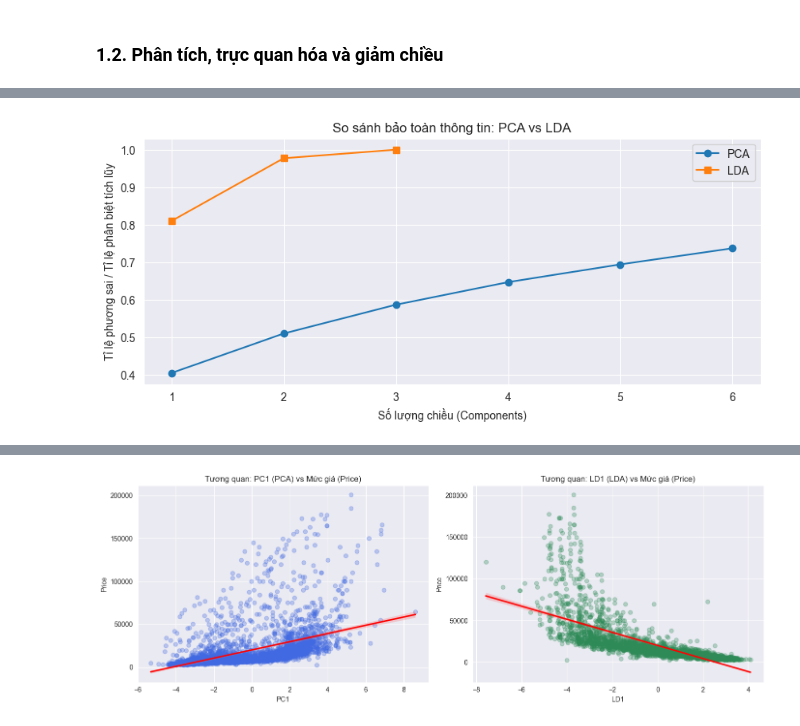
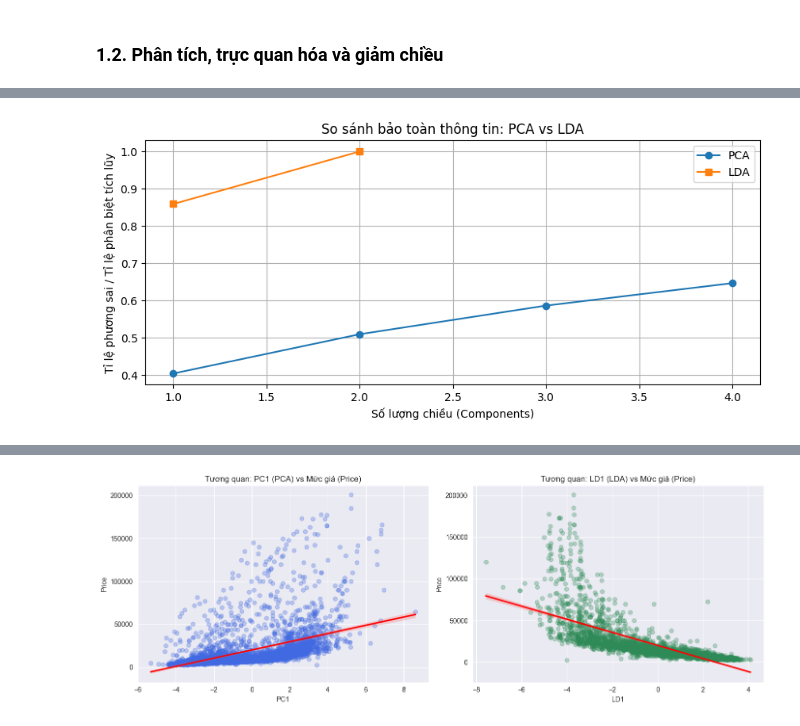
Before and after one commit to grst0610/Machine-learning, a Jupyter notebook: project.ipynb, the cells around one changed output, grey strips where cells are left out. Drawn from its saved outputs; the diff is of its cells as text; code cells hidden in the pictures.

```diff
--- a/project.ipynb
+++ b/project.ipynb
@@ -191,16 +225,16 @@ LDA - Tổng khả năng phân biệt lớp ở 3 chiều: 100.00%
 # %%
 # Vẽ đồ thị Explained Variance
 plt.figure(figsize=(10, 4))
-plt.plot(range(1, 7), np.cumsum(pca.explained_variance_ratio_), marker='o', label='PCA')
-plt.plot(range(1, 4), np.cumsum(lda.explained_variance_ratio_), marker='s', label='LDA')
+plt.plot(range(1, 5), np.cumsum(pca.explained_variance_ratio_), marker='o', label='PCA')
+plt.plot(range(1, 3), np.cumsum(lda.explained_variance_ratio_), marker='s', label='LDA')
 plt.xlabel('Số lượng chiều (Components)')
 plt.ylabel('Tỉ lệ phương sai / Tỉ lệ phân biệt tích lũy')
 plt.title('So sánh bảo toàn thông tin: PCA vs LDA')
 plt.legend()
 plt.grid(True)
 plt.show()
 # %% [output]
-[figure, old version]
+[figure, new version]
 # %%
 # TRỰC QUAN HÓA THEO 2 CẶP THÀNH PHẦN CHÍNH
 # Pairplot cho PCA
```
Also changed, not shown: parts of 8 cells of this notebook.
